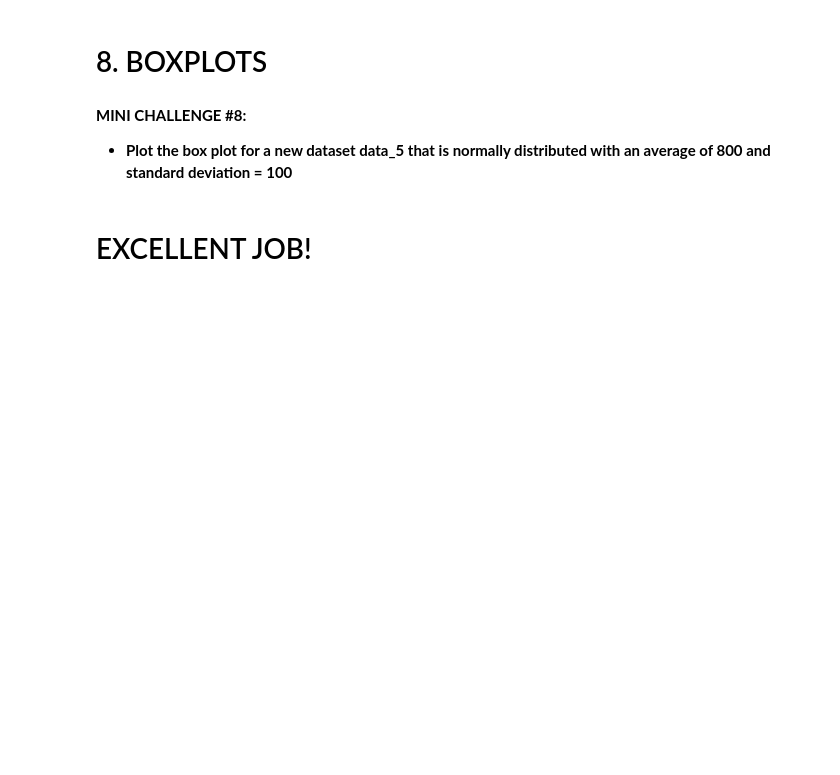
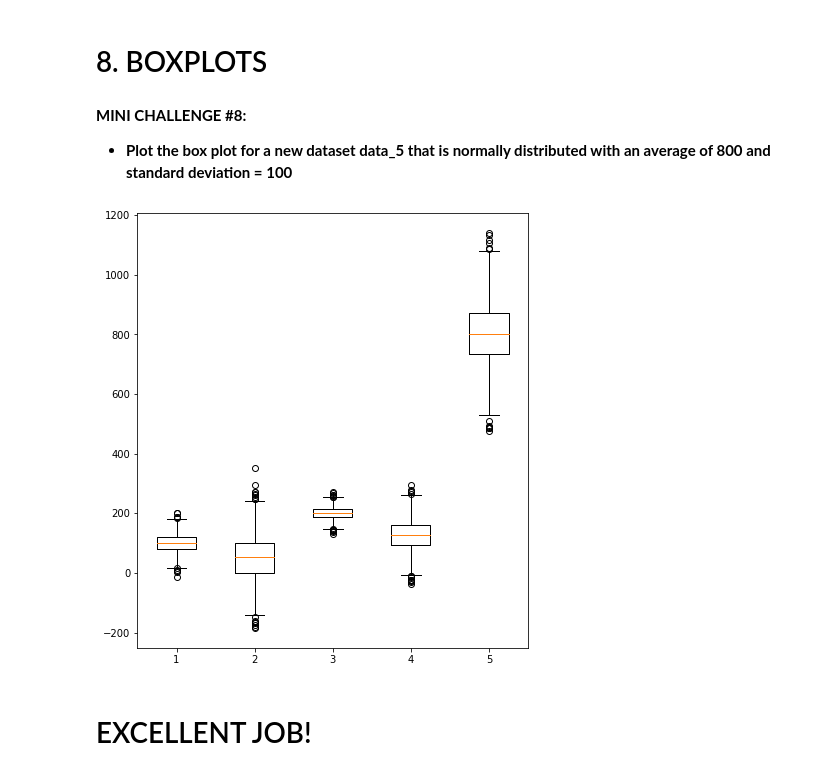
Before and after one commit to SangeetaChatterjee/Python_Stockmarket_Profile, a Jupyter notebook: 9_Python_101_Data_Visualization_with_matplotlib_Skeleton.ipynb, the cells around one changed output. Cells and saved outputs as stored; diff of their text form; code cells hidden in the pictures; blank space fills up the shorter version.

```diff
--- a/9_Python_101_Data_Visualization_with_matplotlib_Skeleton.ipynb
+++ b/9_Python_101_Data_Visualization_with_matplotlib_Skeleton.ipynb
@@ -216,6 +216,20 @@ Text(0.5, 0, 'Google')
 # %% [markdown]
 **MINI CHALLENGE #8:**
 - **Plot the box plot for  a new dataset data_5 that is normally distributed with an average of 800 and standard deviation = 100**
+# %%
+np.random.seed(20)
+data1 = np.random.normal(100,30,2000)
+data2 = np.random.normal(50,75,2000)
+data3 = np.random.normal(200,20,2000)
+data4 = np.random.normal(125,50,2000)
+data5 = np.random.normal(800,100,2000)
+data = [data1,data2,data3,data4,data5]
+
+fig = plt.figure(figsize=(7,8))
+ax = fig.add_subplot(111)
+bp = ax.boxplot(data)
+# %% [output]
+[figure, added]
 # %% [markdown]
 # EXCELLENT JOB!
 # %% [markdown]
```
Also changed, not shown: parts of 1 cell of this notebook.
